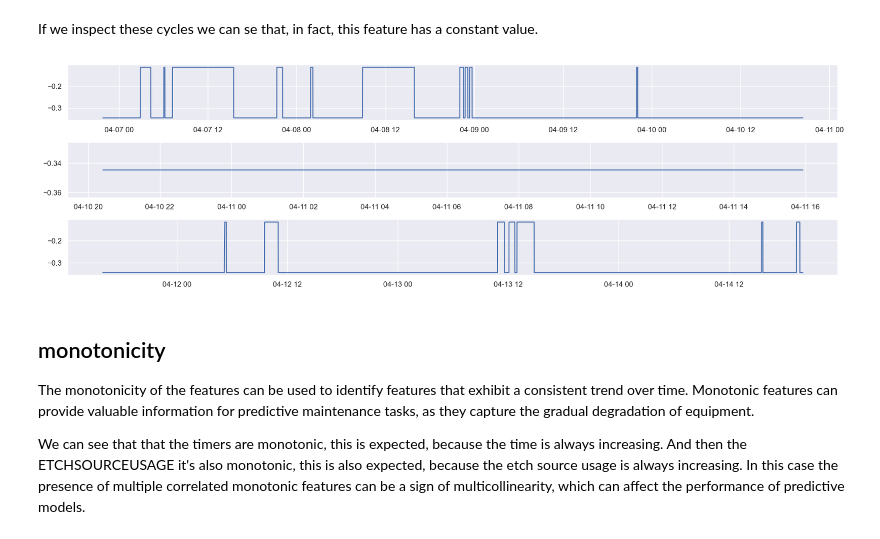
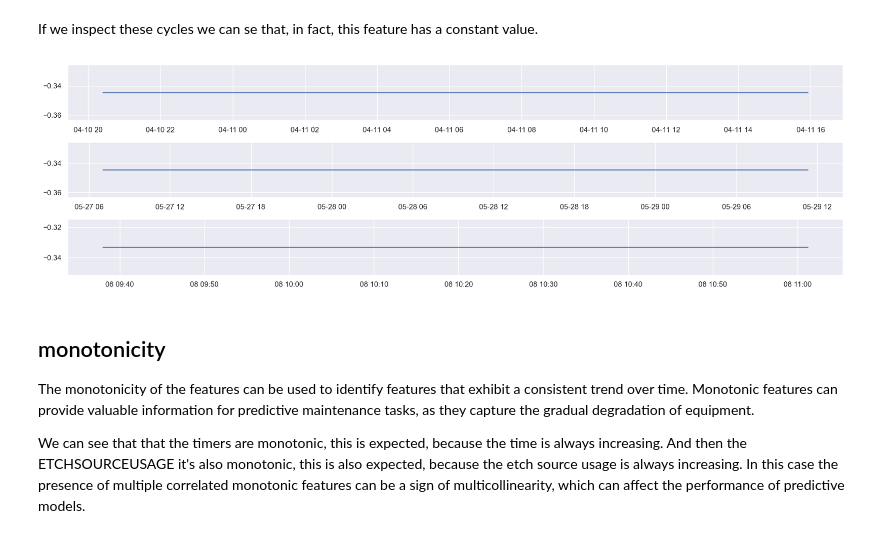
Before and after one commit to lucianolorenti/ceruleo, a Jupyter notebook: docs/dataset/analysis/Sensor Validation.ipynb, the cells around one changed output. Drawn from its saved outputs; the diff is of its cells as text; code cells hidden in the pictures.

Commit message:
Analysis: Fix plot with of constant features

```diff
--- a/docs/dataset/analysis/Sensor Validation.ipynb
+++ b/docs/dataset/analysis/Sensor Validation.ipynb
@@ -259,12 +259,12 @@ rr["ROTATIONSPEED"]["std"]
 If we inspect these cycles we can se that, in fact, this feature has a constant value.
 # %%
 fig, ax = plt.subplots(3, 1, figsize=(17, 5))
-ax[0].plot(transformed_dataset[2][0]["ROTATIONSPEED"])
-ax[1].plot(transformed_dataset[3][0]["ROTATIONSPEED"])
-ax[2].plot(transformed_dataset[4][0]["ROTATIONSPEED"])
+ax[0].plot(transformed_dataset[3][0]["ROTATIONSPEED"])
+ax[1].plot(transformed_dataset[6][0]["ROTATIONSPEED"])
+ax[2].plot(transformed_dataset[-2][0]["ROTATIONSPEED"])
 fig.tight_layout()
 # %% [output]
-[figure, old version]
+[figure, new version]
 # %% [markdown]
 ## monotonicity
 The monotonicity of the features can be used to identify features that exhibit a consistent trend over time. Monotonic features can provide valuable information for predictive maintenance tasks, as they capture the gradual degradation of equipment.
```
